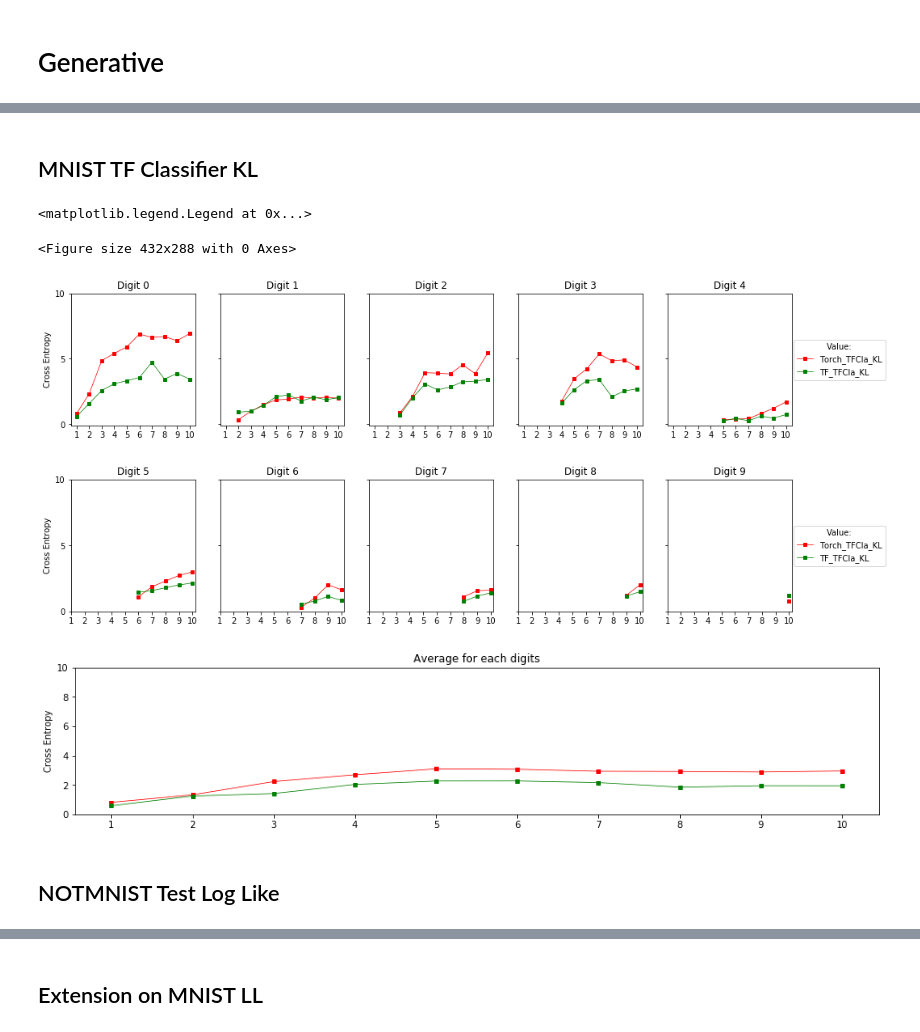
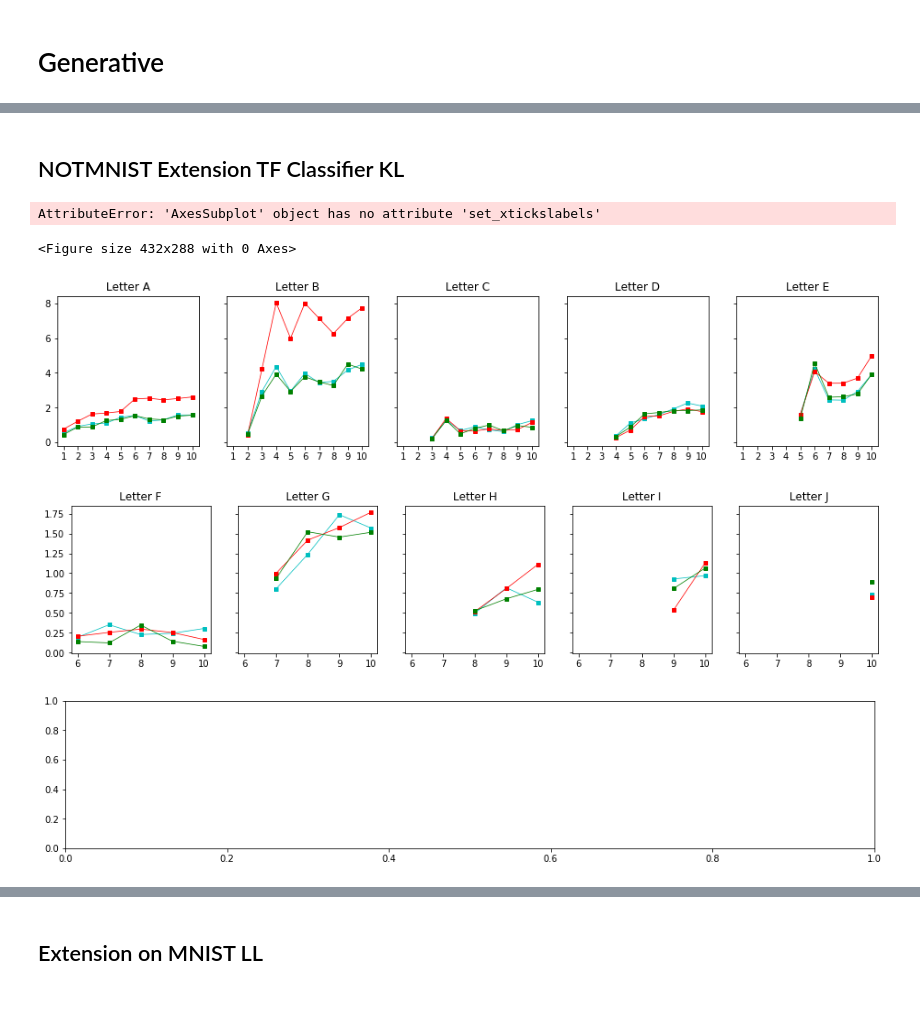
Before and after one commit to guyrom27/VariationalContinualLearning, a Jupyter notebook: Results.ipynb, the cells around one changed output, grey strips where cells are left out. Drawn from its saved outputs; the diff is of its cells as text; code cells hidden in the pictures; blank space fills up the shorter version.

Commit message:
Added the graphs with the notmnist coreset results

```diff
--- a/Results.ipynb
+++ b/Results.ipynb
@@ -375,10 +387,13 @@ h.legend(   # The line objects
 # %% [markdown]
-<h2> MNIST TF Classifier KL </h2>
+<h2> NOTMNIST Extension TF Classifier KL </h2>
 # %%
 x = np.arange(1,11)
 
-test_cla = np.load(torch_directory+"MNIST_results_TF_cla.npy")[1]
-test_cla_tf = np.load(tf_directory+"mnist_TF.npy")[1]
+
+test_cla_torch = np.load(torch_directory+"NOTMNIST_results_TF_cla.npy")[1]
+test_cla_tf = np.load(tf_directory+"notmnist_TF.npy")[1]
+test_cla_coreset = np.load(tf_directory+"notmnist_coreset_TF.npy")[1]
+
 
 mpl.rcParams['lines.markersize'] = 4
 mpl.rcParams['lines.linewidth'] = 0.75
@@ -390,70 +405,60 @@ h, ax2 = plt.subplots(1, 5, figsize=(16,3), sharex=True,
                                                         sharey=True)
 i, ax3  = plt.subplots(1, 1, figsize=(16,3), sharex=True,
                                                         sharey=True)
-
 for i in range(5):
 
-    ax1[i].plot(x[i:], test_cla[i:,i], color = "r", marker = "s")
+    ax1[i].plot(x[i:], test_cla_coreset[i:,i], color = "c", marker = "s")
+    ax1[i].plot(x[i:], test_cla_torch[i:,i], color = "r", marker = "s")
     ax1[i].plot(x[i:], test_cla_tf[i:,i], color = "g", marker = "s")
-    ax1[i].set_title("Digit " + str(i))
+    ax1[i].set_title("Letter " + chr(ord('A') + i))
 
     j = i + 5
-    ax2[i].plot(x[j:], test_cla[j:,j], color = "r",marker = "s")
-    ax2[i].plot(x[j:], test_cla_tf[j:,j], color = "g", marker = "s")
-    ax2[i].set_title("Digit " + str(j))
+    ax2[i].plot(x[j:], test_cla_coreset[j:,j], color = "c",marker = "s")
+    ax2[i].plot(x[j:], test_cla_torch[j:,j], color = "r", marker = "s")
+    ax2[i].plot(x[j:], test_cla_tf[j:,j], color = "g",marker = "s")
+    ax2[i].set_title("Letter " + chr(ord('A') + j))
 
-
-
+labels  = [chr(x) for x in range(ord('A'), ord('K'))]
 for i in range(5):
     ax1[i].set_xticks(np.arange(1, 11, 1))
+    ax1[i].set_xtickslabels(labels)
     ax1[i].set_yticks(np.arange(0, 11, 5))
     plt.ylim(0,10)
     ax2[i].set_xticks(np.arange(1, 11, 1))
+    ax2[i].set_xtickslabels(labels)
     ax2[i].set_yticks(np.arange(0, 11, 5))
     plt.ylim(0,10)
-
-test_cla[test_cla == 0] = np.nan
-test_cla_tf[test_cla_tf == 0] = np.nan
-
-
-new_list = []
-for i in range(len(test_cla)):
-    s = 0
-    for j in range(i+1):
-        s+= test_cla[j][i-j]
-    s /= (i+1)
-    new_list.append(s)
-ax3.plot(x, new_list, color="r", marker="s")
-
-
-ax3.plot(x, np.nanmean(test_cla,1), color = "r", marker = "s")
-ax3.plot(x, np.nanmean(test_cla_tf,1), color = "g", marker = "s")
-ax3.set_title("Average for each digits")
-ax3.set_ylabel("Cross Entropy")
-ax3.set_xticks(np.arange(1,11,1))
-
 
 ax1[0].set_ylabel("Cross Entropy")
 ax2[0].set_ylabel("Cross Entropy")
 
 
+test_cla[test_cla == 0] = np.nan
+test_cla_tf[test_cla_tf == 0] = np.nan
+test_cla_coreset[test_cla_coreset == 0] = np.nan
+
+ax3.plot(x, np.nanmean(test_cla_coreset,1), color = "c", marker = "s")
+ax3.plot(x, np.nanmean(test_cla,1), color = "r", marker = "s")
+ax3.plot(x, np.nanmean(test_cla_tf,1), color = "g", marker = "s")
+ax3.set_title("Average for each letters")
+ax3.set_ylabel("Cross Entropy")
+ax3.set_xticks(np.arange(1,11,1))
+
 g.legend(   # The line objects
-           labels=["Torch_TFCla_KL", "TF_TFCla_KL"],   # The labels for each line
+           labels=["Coreset_KL", "Torch_KL", "TF_KL"],   # The labels for each line
            loc="center right",   # Position of legend
            borderaxespad=0.3,    # Small spacing around legend box
            title="Value:"  # Title for the legendblack
            )
 h.legend(   # The line objects
-           labels=["Torch_TFCla_KL", "TF_TFCla_KL"],   # The labels for each line
+           labels=["Coreset_KL","Torch_KL", "TF_KL"],   # The labels for each line
            loc="center right",   # Position of legend
            borderaxespad=0.3,    # Small spacing around legend box
            title="Value:"  # Title for the legend
            )
 # %% [output]
-<matplotlib.legend.Legend at 0x...>
+AttributeError: 'AxesSubplot' object has no attribute 'set_xtickslabels'
 <Figure size 432x288 with 0 Axes>
-[figure, old version]
+[figure, new version]
-[figure, old version]
+[figure, new version]
-[figure, old version]
+[figure, new version]
-# %% [markdown]
-<h2> NOTMNIST Test Log Like </h2>
```
Also changed, not shown: parts of 5 cells of this notebook, 4 other files.
